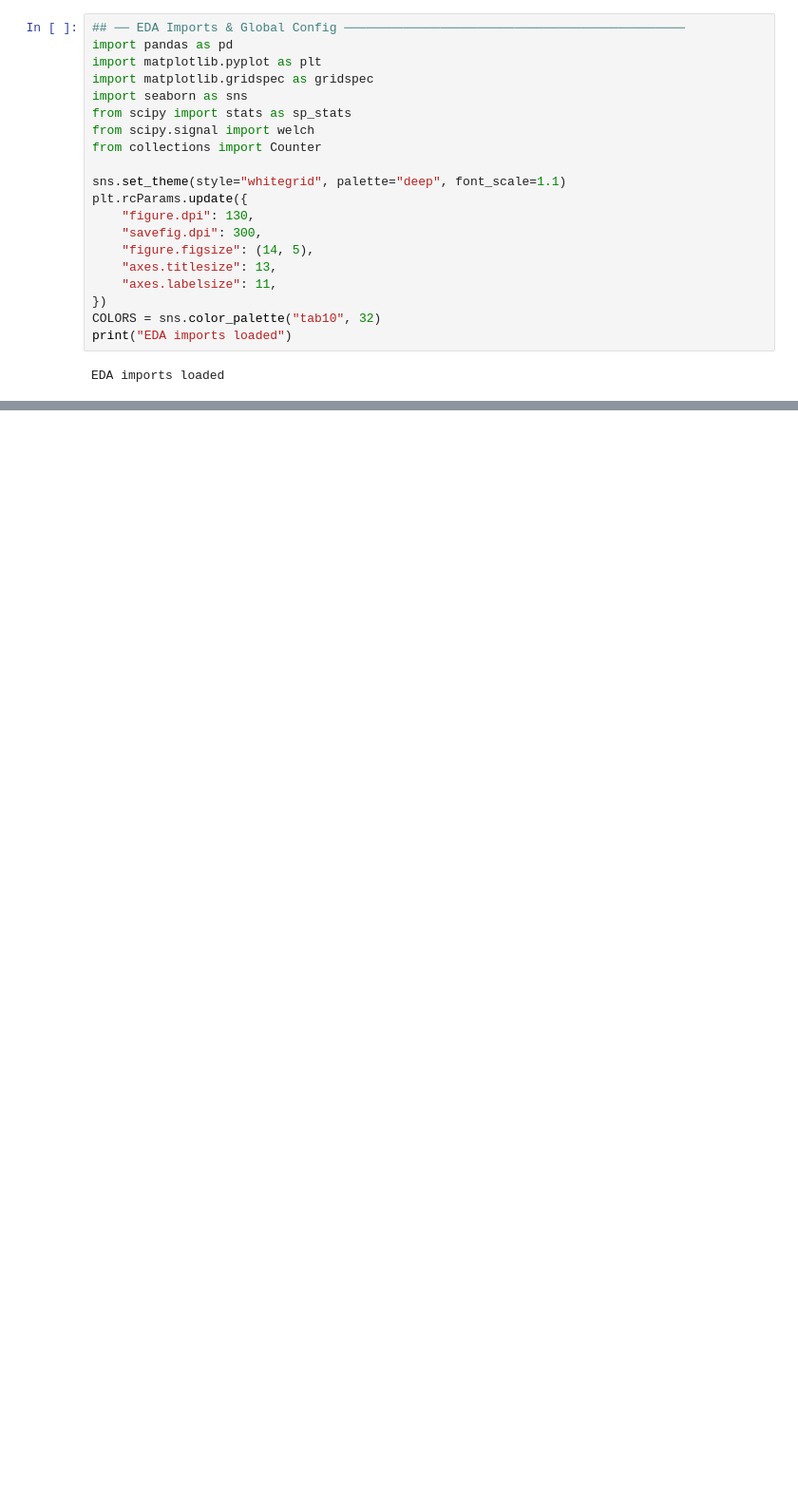
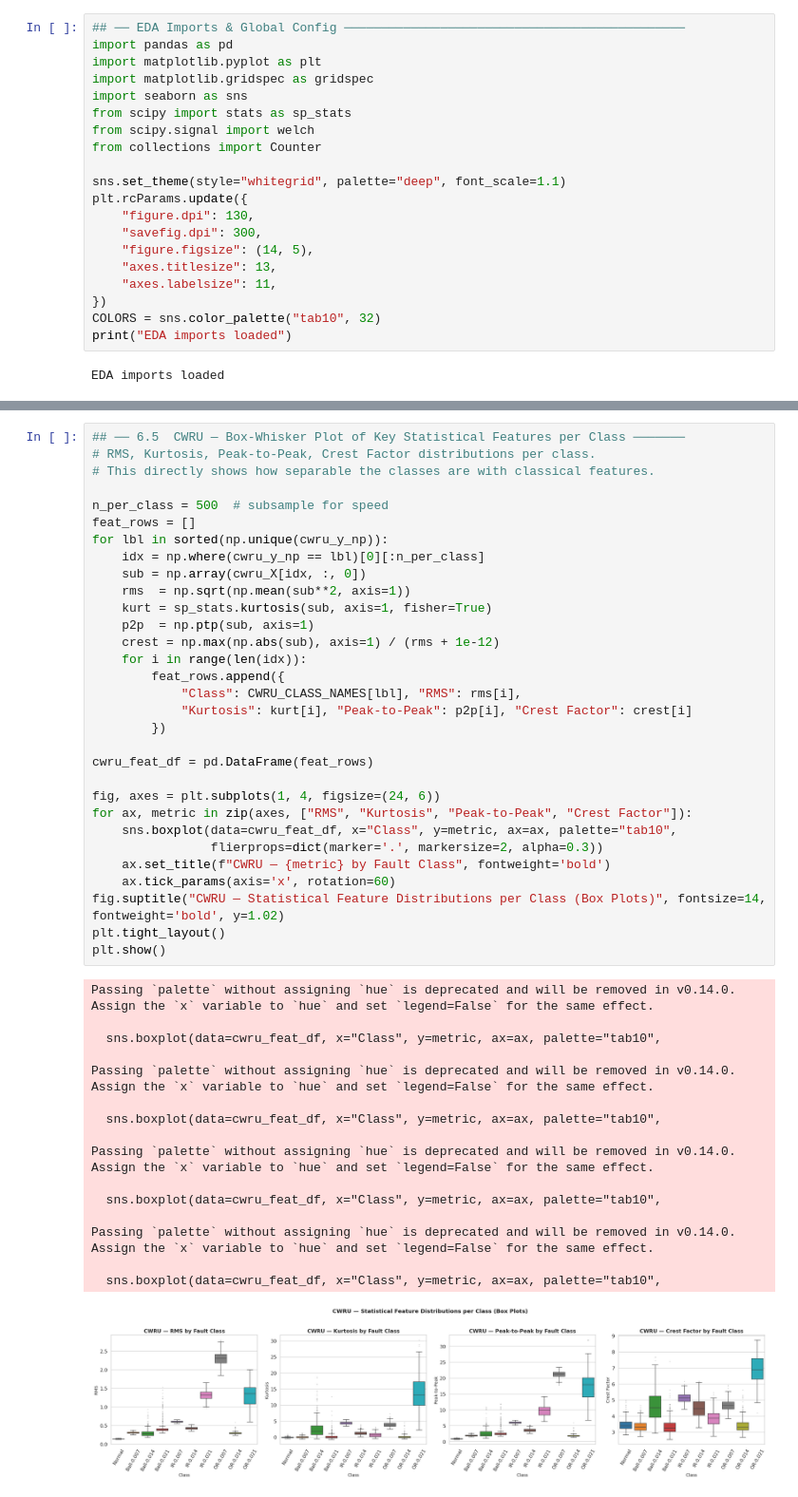
Before and after one commit to Oshadha345/FlowMatch-PdM, a Jupyter notebook: notebooks/01_dataset_analysis.ipynb, the cells around one changed output, grey strips where cells are left out. Shown at 95% size. Drawn from its saved outputs; the diff is of its cells as text; blank space fills up the shorter version.

```diff
--- a/notebooks/01_dataset_analysis.ipynb
+++ b/notebooks/01_dataset_analysis.ipynb
@@ -414,0 +696,48 @@ Download XJTU-SY dataset
+# %%
+## ── 6.5  CWRU — Box-Whisker Plot of Key Statistical Features per Class ───────
+# RMS, Kurtosis, Peak-to-Peak, Crest Factor distributions per class.
+# This directly shows how separable the classes are with classical features.
+
+n_per_class = 500  # subsample for speed
+feat_rows = []
+for lbl in sorted(np.unique(cwru_y_np)):
+    idx = np.where(cwru_y_np == lbl)[0][:n_per_class]
+    sub = np.array(cwru_X[idx, :, 0])
+    rms  = np.sqrt(np.mean(sub**2, axis=1))
+    kurt = sp_stats.kurtosis(sub, axis=1, fisher=True)
+    p2p  = np.ptp(sub, axis=1)
+    crest = np.max(np.abs(sub), axis=1) / (rms + 1e-12)
+    for i in range(len(idx)):
+        feat_rows.append({
+            "Class": CWRU_CLASS_NAMES[lbl], "RMS": rms[i],
+            "Kurtosis": kurt[i], "Peak-to-Peak": p2p[i], "Crest Factor": crest[i]
+        })
+
+cwru_feat_df = pd.DataFrame(feat_rows)
+
+fig, axes = plt.subplots(1, 4, figsize=(24, 6))
+for ax, metric in zip(axes, ["RMS", "Kurtosis", "Peak-to-Peak", "Crest Factor"]):
+    sns.boxplot(data=cwru_feat_df, x="Class", y=metric, ax=ax, palette="tab10",
+                flierprops=dict(marker='.', markersize=2, alpha=0.3))
+    ax.set_title(f"CWRU — {metric} by Fault Class", fontweight='bold')
+    ax.tick_params(axis='x', rotation=60)
+fig.suptitle("CWRU — Statistical Feature Distributions per Class (Box Plots)", fontsize=14, fontweight='bold', y=1.02)
+plt.tight_layout()
+plt.show()
+# %% [output]
+Passing `palette` without assigning `hue` is deprecated and will be removed in v0.14.0. Assign the `x` variable to `hue` and set `legend=False` for the same effect.
+
+  sns.boxplot(data=cwru_feat_df, x="Class", y=metric, ax=ax, palette="tab10",
+
+Passing `palette` without assigning `hue` is deprecated and will be removed in v0.14.0. Assign the `x` variable to `hue` and set `legend=False` for the same effect.
+
+  sns.boxplot(data=cwru_feat_df, x="Class", y=metric, ax=ax, palette="tab10",
+
+Passing `palette` without assigning `hue` is deprecated and will be removed in v0.14.0. Assign the `x` variable to `hue` and set `legend=False` for the same effect.
+
+  sns.boxplot(data=cwru_feat_df, x="Class", y=metric, ax=ax, palette="tab10",
+
+Passing `palette` without assigning `hue` is deprecated and will be removed in v0.14.0. Assign the `x` variable to `hue` and set `legend=False` for the same effect.
+
+  sns.boxplot(data=cwru_feat_df, x="Class", y=metric, ax=ax, palette="tab10",
+[figure, added]
```
Also changed, not shown: parts of 50 cells of this notebook.
